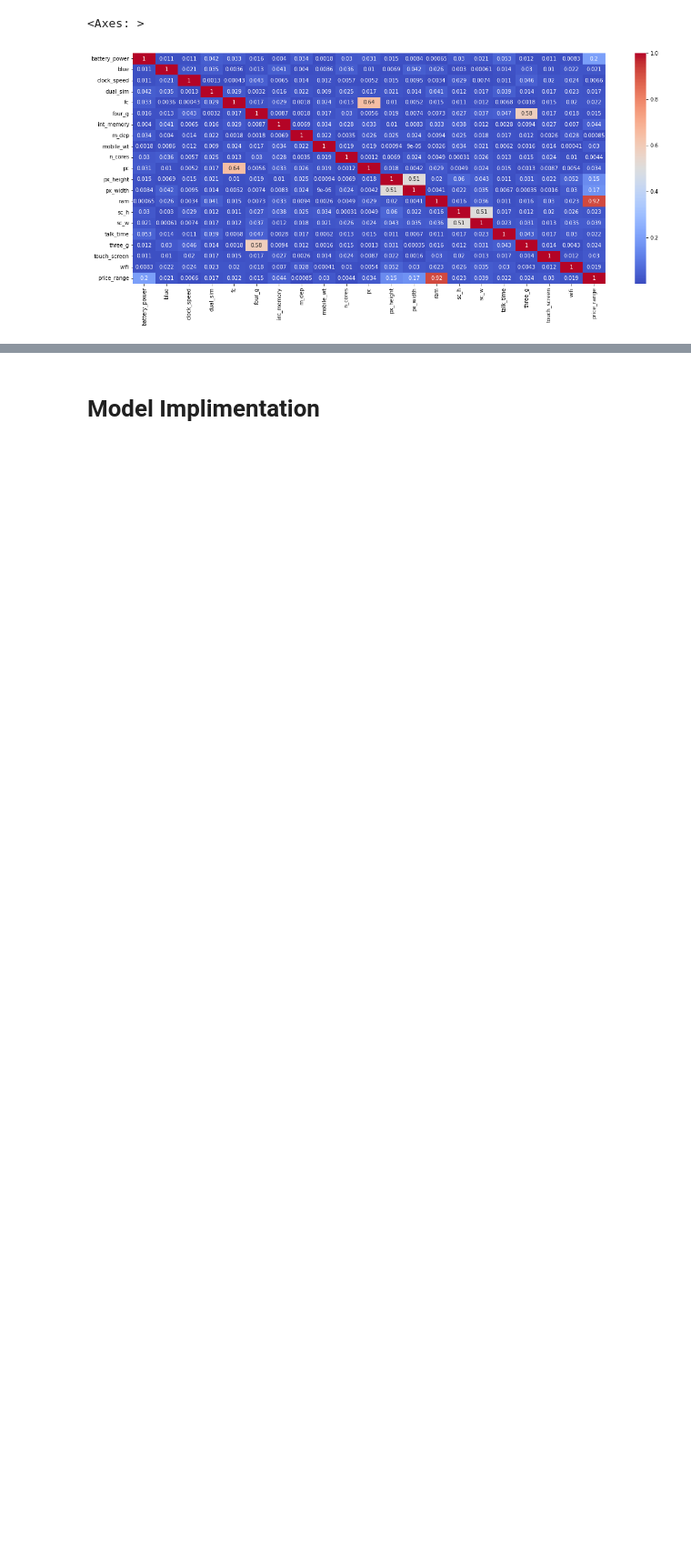
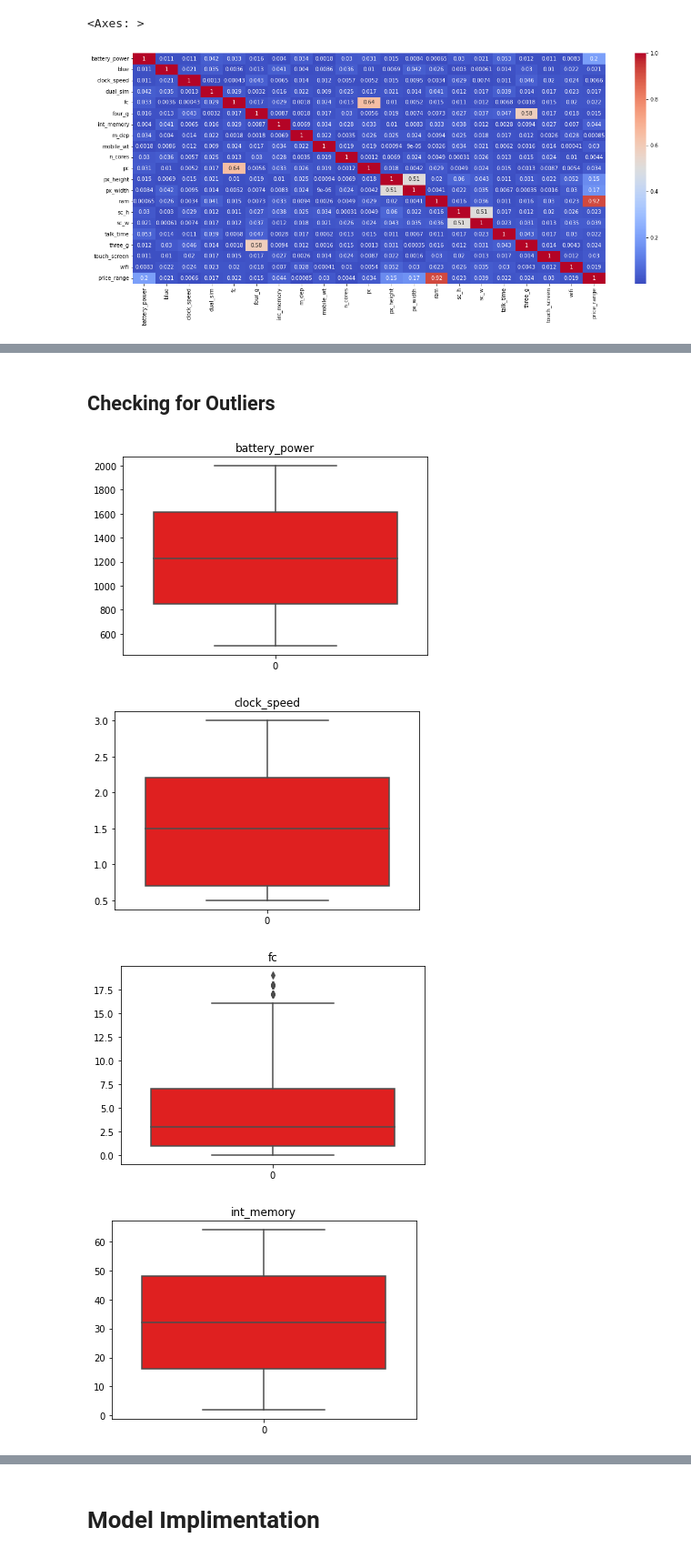
Before and after one commit to Shyam-S-Mishra/Shyam_S_Mishra_Supervised-ML_Capstone_Project_Classification, a Jupyter notebook: Shyam_Shubham_Mishra_Supervised_ML_Capstone_Project_Classification.ipynb, the cells around one changed output, grey strips where cells are left out. Shown: that part at 91% size. Cells and saved outputs as stored; diff of their text form; code cells hidden in the pictures; blank space fills up the shorter version.

```diff
--- a/Shyam_Shubham_Mishra_Supervised_ML_Capstone_Project_Classification.ipynb
+++ b/Shyam_Shubham_Mishra_Supervised_ML_Capstone_Project_Classification.ipynb
@@ -372,0 +364,15 @@ dataset.drop(['sc_h', 'sc_w'],axis=1,inplace=True)
+# %% [markdown]
+>
+## Checking for Outliers
+# %%
+# Creating box plots of the indendent variables for outlier checking
+
+for col in numerical_features.columns:
+  sns.boxplot(numerical_features[col],color='red')
+  plt.title(col)
+  plt.show()
+# %% [output]
+[figure, added]
+[figure, added]
+[figure, added]
+[figure, added]
```
Also changed, not shown: parts of 58 cells of this notebook.
